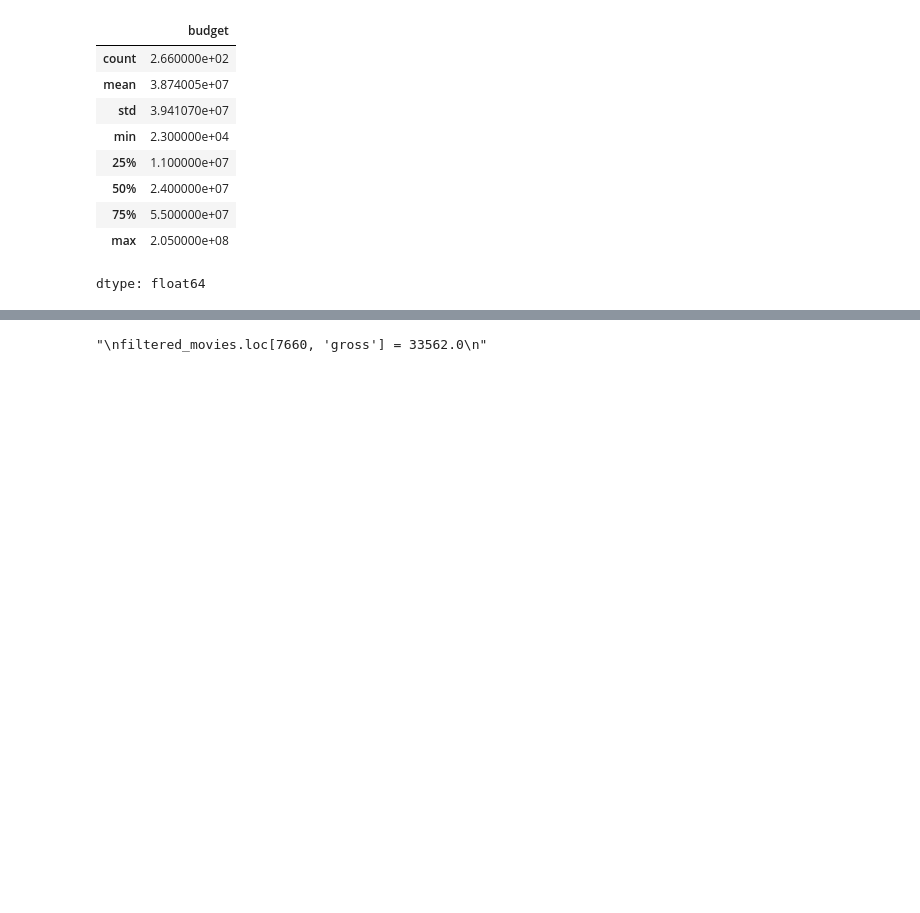
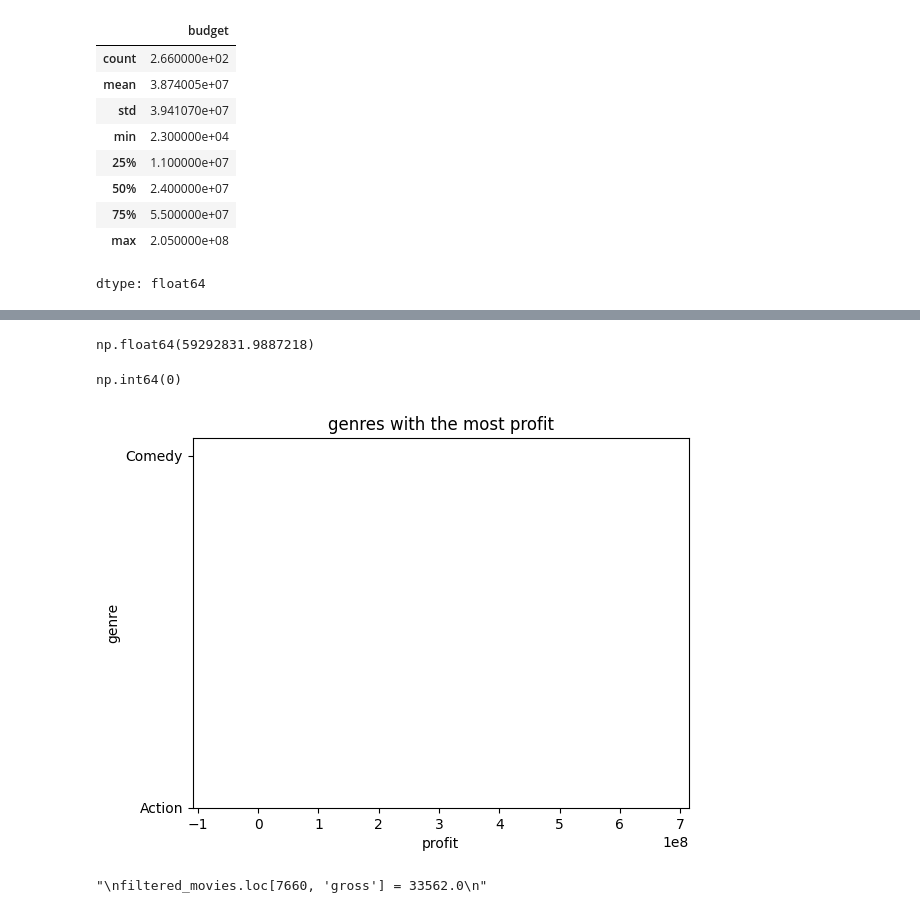
Before and after one commit to Kaidense2026/Pop_culture-, a Jupyter notebook: Pop_Culture_research_project.ipynb, the cells around one changed output, grey strips where cells are left out. Cells and saved outputs as stored; diff of their text form; code cells hidden in the pictures; blank space fills up the shorter version.

```diff
--- a/Pop_Culture_research_project.ipynb
+++ b/Pop_Culture_research_project.ipynb
@@ -432,7 +469,7 @@ dtype: float64
 # %%
-3.874005e+07 = refiltered_movies['budget'].mean()
+mean = refiltered_movies['budget'].mean()
 
-refiltered_movies['budget'] = refiltered_movies['budget'].fillna(value = 3.874005e+07)
+refiltered_movies['budget'] = refiltered_movies['budget'].fillna(value = mean)
 
 refiltered_movies['budget'].isna().sum()
 # %% [output]
@@ -440,3 +521,27 @@ SyntaxError: cannot assign to literal here. Maybe you meant '==' instead of '='?
+# %%
+refiltered_movies.loc[1806, 'company'] = 'Concorde Pictures'
+# %%
+refiltered_movies['profit'].mean()
+# %% [output]
+np.float64(59292831.9887218)
+# %%
+profit_mean = refiltered_movies['profit'].mean()
+refiltered_movies['profit'] = refiltered_movies['profit'].fillna(value = mean)
+
+refiltered_movies['profit'].isna().sum()
+# %% [output]
+np.int64(0)
+# %%
+x = refiltered_movies['profit']
+y = refiltered_movies['genre']
+plt.bar(x, y)
+plt.title('genres with the most profit')
+plt.xlabel('profit')
+plt.ylabel('genre')
+
+plt.show()
+# %% [output]
+[figure, added]
 # %%
 '''
 filtered_movies.loc[7660, 'gross'] = 33562.0
```
Also changed, not shown: parts of 6 cells of this notebook.
